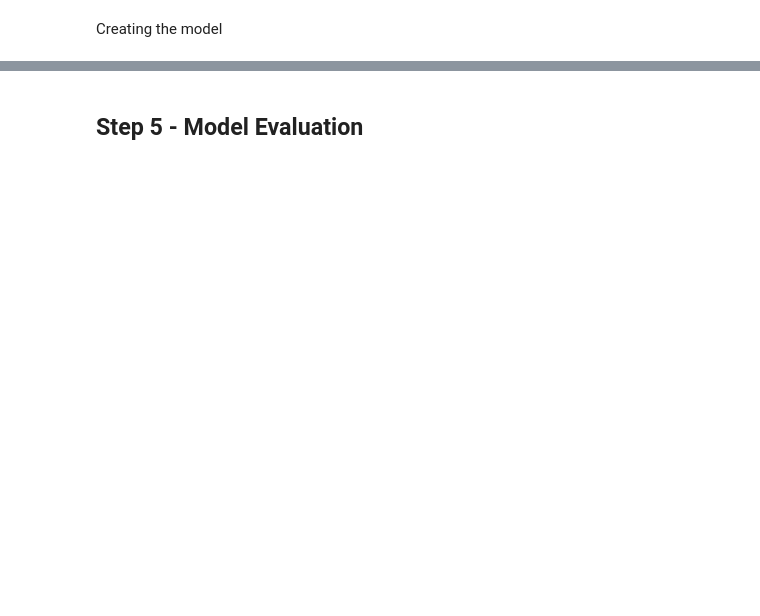
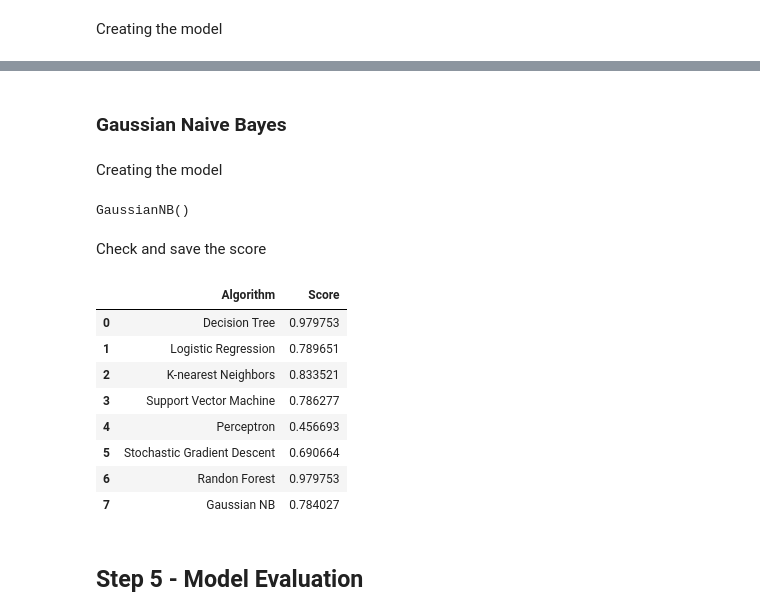
Before and after one commit to felipedaniel1910/TitanicAnalysis, a Jupyter notebook: script.ipynb, the cells around one changed output, grey strips where cells are left out. Drawn from its saved outputs; the diff is of its cells as text; code cells hidden in the pictures; blank space fills up the shorter version.

```diff
--- a/script.ipynb
+++ b/script.ipynb
@@ -534,0 +546,5 @@ array([0, 1, 1, 1, 0, 0, 0, 0, 1, 1, 1, 1, 0, 0, 1, 1, 0, 0, 1, 1, 0, 0,
+# %%
+#adding decision tree score in this dataframe
+score_df = score_df.append({'Algorithm':'Stochastic Gradient Descent', 'Score':clf_sgd.score(X_train, y_train)},ignore_index=True)
+#show dataframe
+display(score_df)
@@ -534,0 +563,5 @@ array([0, 1, 1, 1, 0, 0, 0, 0, 1, 1, 1, 1, 0, 0, 1, 1, 0, 0, 1, 1, 0, 0,
+# %%
+#creating the classifier
+clf_randForest = RandomForestClassifier()
+#fitting the data
+clf_randForest.fit(X_train, y_train)
@@ -534,0 +572,5 @@ array([0, 1, 1, 1, 0, 0, 0, 0, 1, 1, 1, 1, 0, 0, 1, 1, 0, 0, 1, 1, 0, 0,
+# %%
+#adding decision tree score in this dataframe
+score_df = score_df.append({'Algorithm':'Randon Forest', 'Score':clf_randForest.fit(X_train, y_train).score(X_train, y_train)},ignore_index=True)
+#show dataframe
+display(score_df)
@@ -535,2 +586,30 @@ array([0, 1, 1, 1, 0, 0, 0, 0, 1, 1, 1, 1, 0, 0, 1, 1, 0, 0, 1, 1, 0, 0,
+# %% [markdown]
+<h3>Gaussian Naive Bayes</h3>
+# %% [markdown]
+<p>Creating the model</p>
+# %%
+#creating the classifier
+clf_gnb = GaussianNB()
+#fitting the data
+clf_gnb.fit(X_train, y_train)
+# %% [output]
+GaussianNB()
+# %% [markdown]
+<p>Check and save the score</p>
+# %%
+#adding decision tree score in this dataframe
+score_df = score_df.append({'Algorithm':'Gaussian NB', 'Score':clf_gnb.fit(X_train, y_train).score(X_train, y_train)},ignore_index=True)
+#show dataframe
+display(score_df)
+# %% [output]
+|  | Algorithm | Score |
+| 0 | Decision Tree | 0.979753 |
+| 1 | Logistic Regression | 0.789651 |
+| 2 | K-nearest Neighbors | 0.833521 |
+| 3 | Support Vector Machine | 0.786277 |
+| 4 | Perceptron | 0.456693 |
+| 5 | Stochastic Gradient Descent | 0.690664 |
+| 6 | Randon Forest | 0.979753 |
+| 7 | Gaussian NB | 0.784027 |
 # %% [markdown]
 <h2>Step 5 - Model Evaluation</h2>
```
Also changed, not shown: parts of 50 cells of this notebook.
